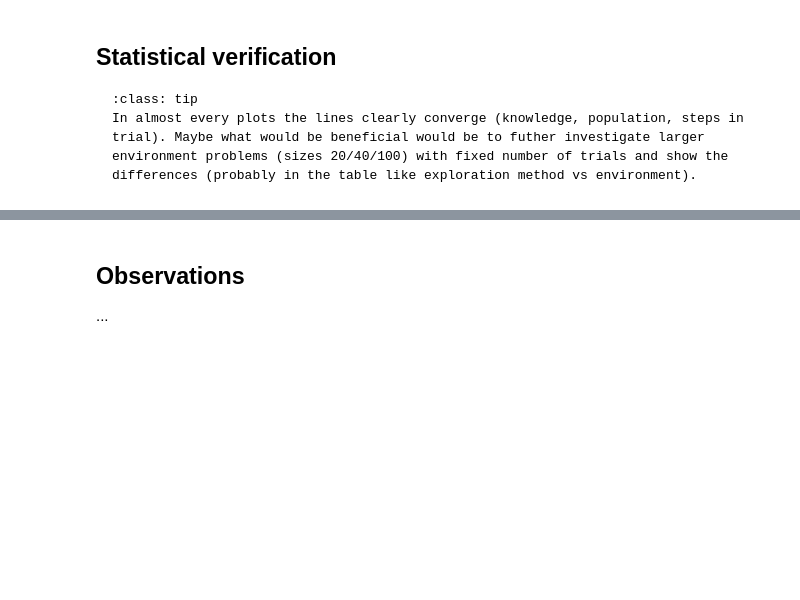
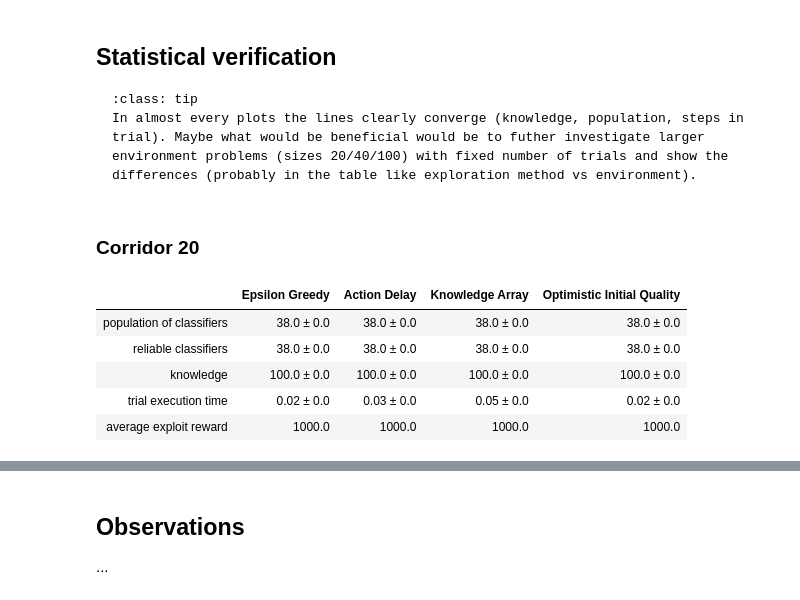
Before and after one commit to khozzy/phd, a Jupyter notebook: book/chapters/4_biased_exploration/41_experiment_1.ipynb, the cells around one changed output, grey strips where cells are left out. Cells and saved outputs as stored; diff of their text form; code cells hidden in the pictures; blank space fills up the shorter version.

```diff
--- a/book/chapters/4_biased_exploration/41_experiment_1.ipynb
+++ b/book/chapters/4_biased_exploration/41_experiment_1.ipynb
@@ -283,17 +358,17 @@ def grid_oiq():
 ## Results
 # %%
 # Execute calculations
-corridor_epsilon_greedy_dfs = corridor_epsilon_greedy()
-corridor_action_delay_dfs = corridor_action_delay()
-corridor_knowledge_array_dfs = corridor_knowledge_array()
-corridor_oiq_dfs = corridor_oiq()
+corridor20_eg_dfs, corridor40_eg_dfs, corridor100_eg_dfs = extract(corridor_epsilon_greedy())
+corridor20_ad_dfs, corridor40_ad_dfs, corridor100_ad_dfs = extract(corridor_action_delay())
+corridor20_ka_dfs, corridor40_ka_dfs, corridor100_ka_dfs = extract(corridor_knowledge_array())
+corridor20_oiq_dfs, corridor40_oiq_dfs, corridor100_oiq_dfs = extract(corridor_oiq())
 
 # Plot results
 plot(
-    average_experiment_runs(corridor_epsilon_greedy_dfs),
-    average_experiment_runs(corridor_action_delay_dfs),
-    average_experiment_runs(corridor_knowledge_array_dfs),
-    average_experiment_runs(corridor_oiq_dfs),
+    average_experiment_runs(corridor20_eg_dfs),
+    average_experiment_runs(corridor20_ad_dfs),
+    average_experiment_runs(corridor20_ka_dfs),
+    average_experiment_runs(corridor20_oiq_dfs),
     env_name='Corridor-20',
     num_explore_trials=corridor_explore_trials,
     first_knowledge_trials=30,
@@ -346,0 +506,12 @@ In almost every plots the lines clearly converge (knowledge, population, steps i
+# %% [markdown]
+### Corridor 20
+# %%
+print_bayes_table('corridor20', corridor_population_model, corridor_reliable_model, corridor_knowledge_model,
+                  corridor_perf_time_model, corridor_avg_reward)
+# %% [output]
+|  | Epsilon Greedy | Action Delay | Knowledge Array | Optimistic Initial Quality |
+| population of classifiers | 38.0 ± 0.0 | 38.0 ± 0.0 | 38.0 ± 0.0 | 38.0 ± 0.0 |
+| reliable classifiers | 38.0 ± 0.0 | 38.0 ± 0.0 | 38.0 ± 0.0 | 38.0 ± 0.0 |
+| knowledge | 100.0 ± 0.0 | 100.0 ± 0.0 | 100.0 ± 0.0 | 100.0 ± 0.0 |
+| trial execution time | 0.02 ± 0.0 | 0.03 ± 0.0 | 0.05 ± 0.0 | 0.02 ± 0.0 |
+| average exploit reward | 1000.0 | 1000.0 | 1000.0 | 1000.0 |
```
Also changed, not shown: parts of 10 cells of this notebook, 22 other files.
